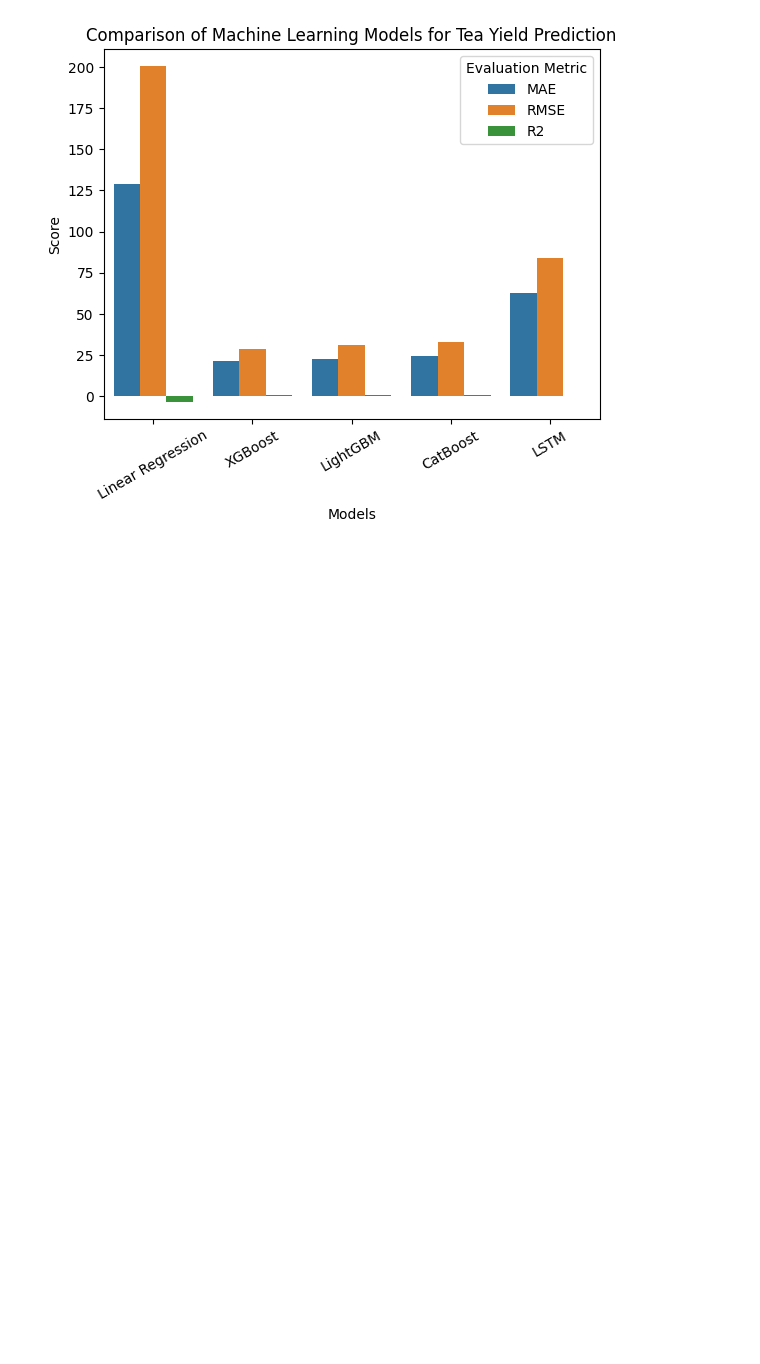
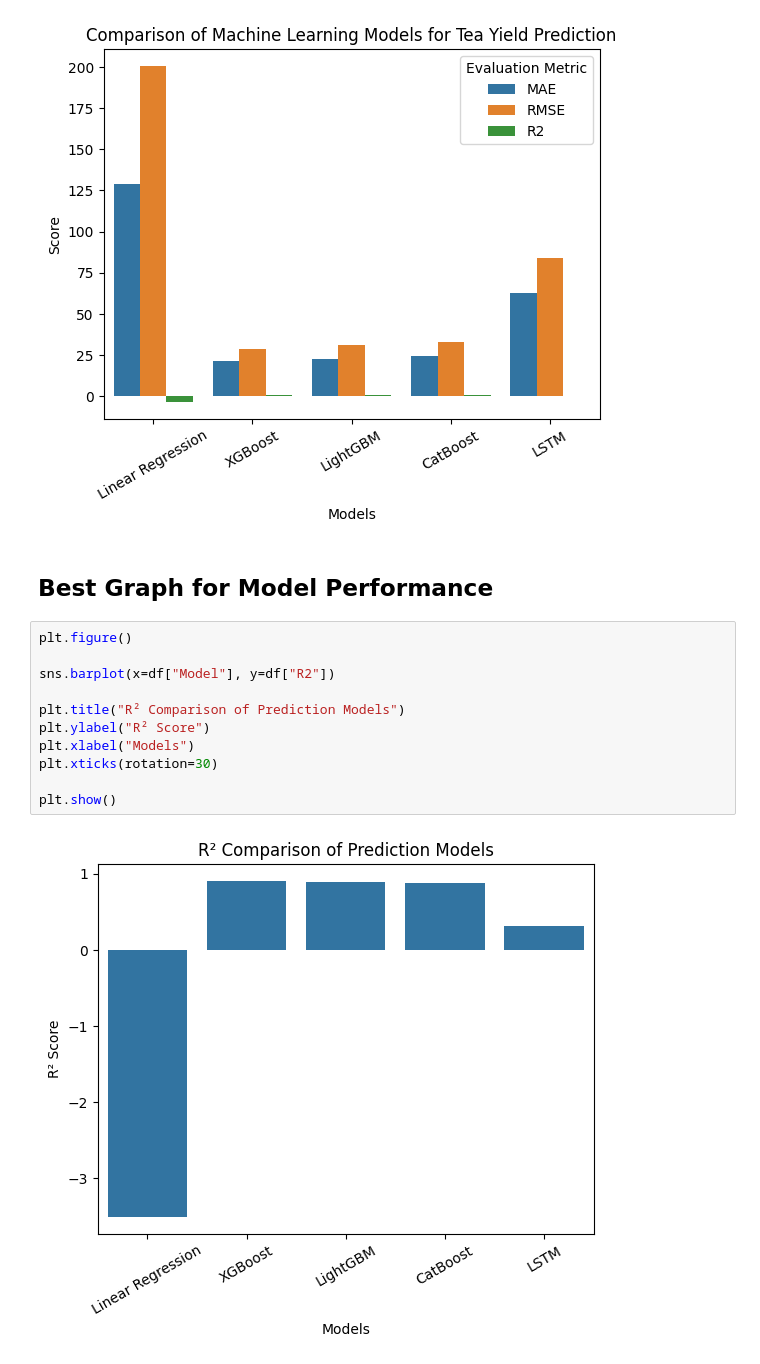
Before and after one commit to KavindhyaJay/Tea-Yield-Prediction, a Jupyter notebook: notebooks/EDA.ipynb, the cells around one changed output. Drawn from its saved outputs; the diff is of its cells as text; blank space fills up the shorter version.

Commit message:
Best Graph for Model Performance

```diff
--- a/notebooks/EDA.ipynb
+++ b/notebooks/EDA.ipynb
@@ -727,3 +727,18 @@ plt.legend(title="Evaluation Metric")
 plt.show()
 # %% [output]
 [figure]
+# %% [markdown]
+## Best Graph for Model Performance
+# %%
+plt.figure()
+
+sns.barplot(x=df["Model"], y=df["R2"])
+
+plt.title("R² Comparison of Prediction Models")
+plt.ylabel("R² Score")
+plt.xlabel("Models")
+plt.xticks(rotation=30)
+
+plt.show()
+# %% [output]
+[figure, added]
```
